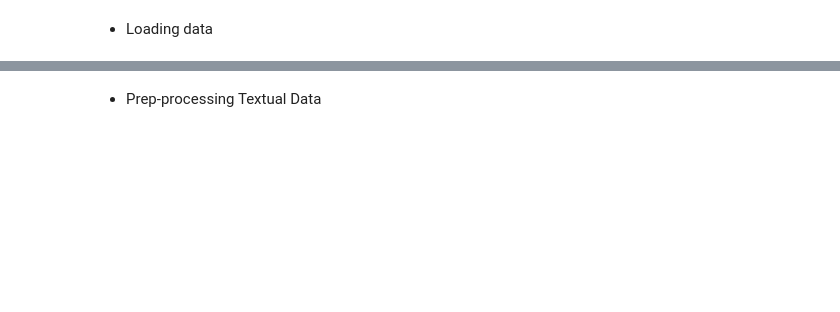
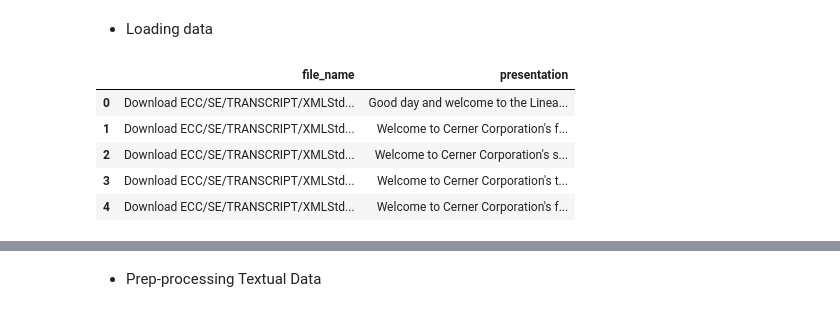
Before and after one commit to Arame-create/NLP-for-Finance, a Jupyter notebook: NLP_coursework.ipynb, the cells around one changed output, grey strips where cells are left out. Saved outputs shown, nothing was run; the diff lists cells and outputs as text; code cells hidden in the pictures; blank space fills up the shorter version.

```diff
--- a/NLP_coursework.ipynb
+++ b/NLP_coursework.ipynb
@@ -42,3 +64,12 @@ Sample_EC = pd.read_csv("https://www.dropbox.com/scl/fi/2p7ahxroqj9pwf98ni5an/Sa
 Sample_Presentations = pd.read_feather("https://www.dropbox.com/scl/fi/uceh2xva5g4apbmt92cgt/Sample_Calls_Presentations.feather?rlkey=ln4nzsa4nenqyvm0pg2cur9sp&dl=1")
 # Loading Q&As
 Sample_QAs = pd.read_feather("https://www.dropbox.com/scl/fi/iq4111nlmsykp2tzxk9xg/Sample_Calls_QA.feather?rlkey=xabjqmwhesx05jivrlfzkgj6m&dl=1")
+# %%
+Sample_Presentations.head()
+# %% [output]
+|  | file_name | presentation |
+| 0 | Download ECC/SE/TRANSCRIPT/XMLStd... | Good day and welcome to the Linea... |
+| 1 | Download ECC/SE/TRANSCRIPT/XMLStd... | Welcome to Cerner Corporation's f... |
+| 2 | Download ECC/SE/TRANSCRIPT/XMLStd... | Welcome to Cerner Corporation's s... |
+| 3 | Download ECC/SE/TRANSCRIPT/XMLStd... | Welcome to Cerner Corporation's t... |
+| 4 | Download ECC/SE/TRANSCRIPT/XMLStd... | Welcome to Cerner Corporation's f... |
```
Also changed, not shown: parts of 5 cells of this notebook.
